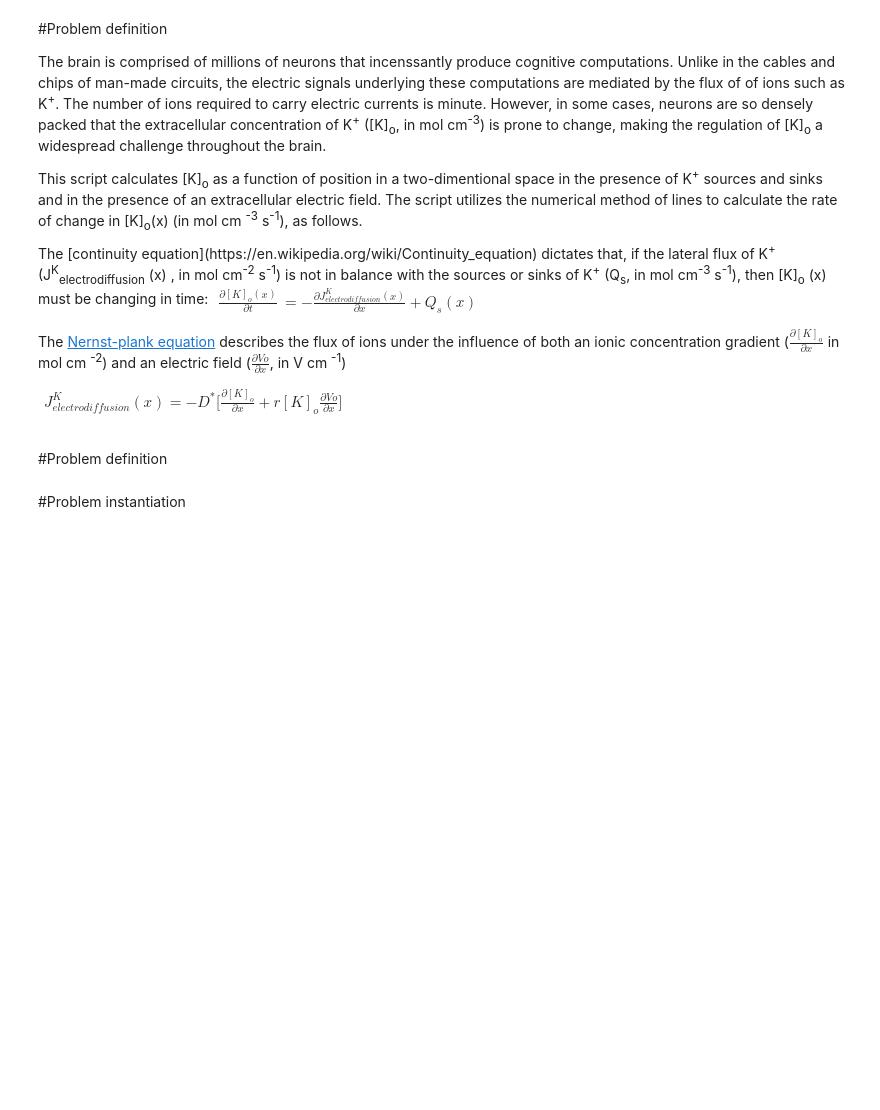
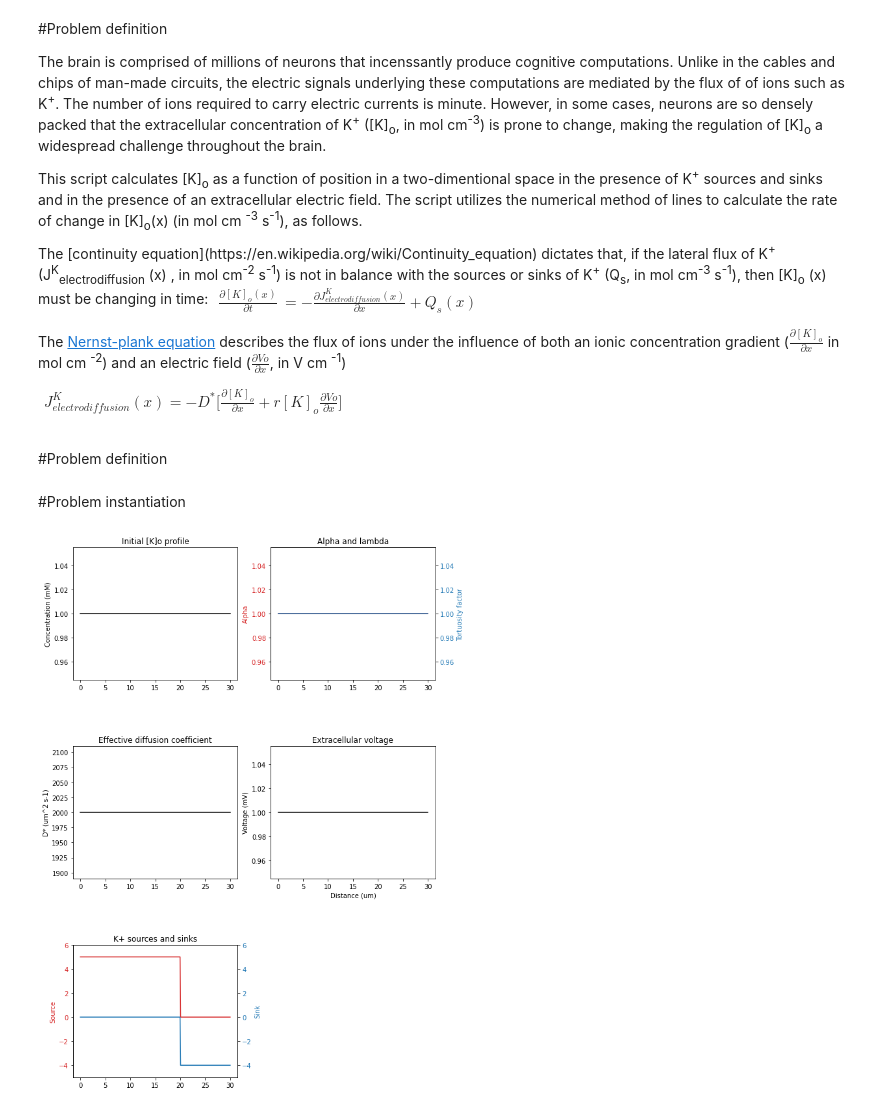
Before and after one commit to Megaptera666/Linearized-electrodiffusion, a Jupyter notebook: Linearized_electrodiffusion.ipynb, the cells around one changed output. Drawn from its saved outputs; the diff is of its cells as text; code cells hidden in the pictures; blank space fills up the shorter version.

Commit message:
Works, but not with voltage source

```diff
--- a/Linearized_electrodiffusion.ipynb
+++ b/Linearized_electrodiffusion.ipynb
@@ -68,34 +81,88 @@ source2_end = 30  #@param {type:"number"}
 # %%
 #@title Initial conditions
 Initial_ko_x = np.zeros(x_steps)
 Vo_x = np.zeros(x_steps)
 SRS_alpha = np.zeros(x_steps)
 SRS_tortuosity = np.zeros(x_steps)
 D_x = np.zeros(x_steps)
 source_x = np.zeros(x_steps)
 sink_x = np.zeros(x_steps)
 x_dim = np.linspace(0, length_x, x_steps)
 
 # Parametrize initial concentration
 Initial_ko_x[:] = 1.#x_dim[:] / 100.  # [mM]
 
 
 # Parametrize SRS alpha
-SRS_alpha.fill(1)
+SRS_alpha.fill(alpha_)
 
 # Parametrize tortuosity
-SRS_tortuosity.fill(lambd)
+SRS_tortuosity.fill(lambda_)
 
 # Calculate effective diffusion coefficient
 D_x[:] = Diffusion_coefficient / SRS_tortuosity[:] ** 2
 
 # Parametrize Vo_x
-Vo_x[:] = 1.
+Vo_x[:] = np.linspace(V_start,V_end, x_steps)
 
 # Calculate dVodx
 dVodx = np.gradient(Vo_x, delta_x)
 
 # Parametrize sources and sinks
-source_x[0:round(10 / delta_x)] = 5.  # [mM ms-1]
+source_x[round(source_start/delta_x):round(source_end/delta_x)] = source  # [mM ms-1]
 # print(source_x)
-sink_x[round(len(sink_x) - 10 / delta_x):] = -4.  # [mM ms-1]
+sink_x[round(sink_start/delta_x):round(sink_end/delta_x)] = sink  # [mM ms-1]
+
+#plot initial conditions
+fig = plt.figure(figsize=(10,15))
+#Initial Ko concentration
+Ax0 = fig.add_subplot(3, 2, 1)
+Ax0.plot(x_dim,Initial_ko_x,color="k")
+Ax0.set_title("Initial [K]o profile")
+Ax0.set_ylabel("Concentration (mM)")
+#Alpha
+Ax1 = fig.add_subplot(3, 2, 2)
+color = 'tab:red'
+Ax1.set_title("Alpha and lambda")
+Ax1.set_ylabel("Alpha", color=color)
+Ax1.plot(x_dim,SRS_alpha,color=color)
+Ax1.tick_params(axis='y', labelcolor=color)
+#Lambda
+Ax2 = Ax1.twinx()  # instantiate a second axes that shares the same x-axis
+color = 'tab:blue'
+Ax2.set_ylabel('Tortuosity factor', color=color)  # we already handled the x-label with ax1
+Ax2.plot(x_dim,SRS_tortuosity, color=color)
+Ax2.tick_params(axis='y', labelcolor=color)
+# Ax1.legend(loc='best')
+#Effective diffusion coefficient
+Ax3 = fig.add_subplot(3, 2, 3)
+Ax3.plot(x_dim,D_x,color="k")
+Ax3.set_title("Effective diffusion coefficient")
+Ax3.set_ylabel("D* (um^2 s-1)")
+#Effective diffusion coefficient
+Ax4 = fig.add_subplot(3, 2, 4)
+Ax4.plot(x_dim,Vo_x,color="k")
+Ax4.set_title("Extracellular voltage")
+Ax4.set_ylabel("Voltage (mV)")
+#Sources and sinks
+#Source
+Ax5 = fig.add_subplot(3, 2, 5)
+color = 'tab:red'
+Ax5.set_title("K+ sources and sinks")
+Ax5.set_ylabel("Source", color=color)
+Ax5.set_ylim(sink-1,source+1)
+Ax5.plot(x_dim,source_x,color=color)
+Ax5.tick_params(axis='y', labelcolor=color)
+#Lambda
+Ax6 = Ax5.twinx()  # instantiate a second axes that shares the same x-axis
+color = 'tab:blue'
+Ax6.set_ylabel('Sink', color=color)  # we already handled the x-label with ax1
+Ax6.set_ylim(sink-1,source+1)
+Ax6.plot(x_dim,sink_x, color=color)
+Ax6.tick_params(axis='y', labelcolor=color)
+
+Ax4.set_xlabel("Distance (um)")
+
+plt.subplots_adjust(hspace=0.5)
+# %% [output]
+[figure, added]
```
Also changed, not shown: parts of 6 cells of this notebook.
